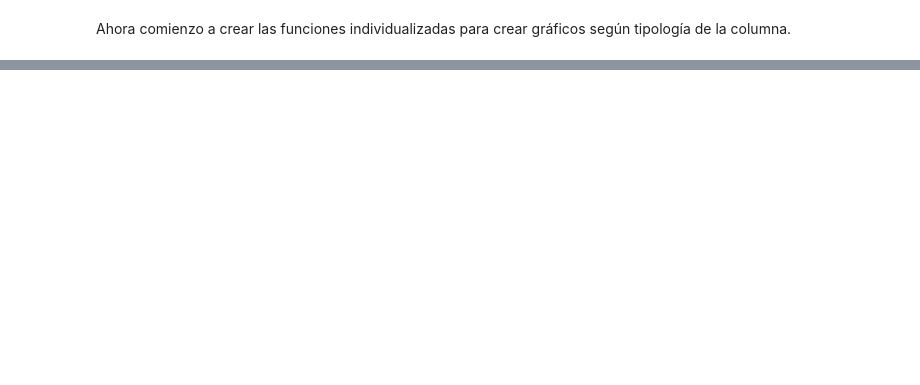
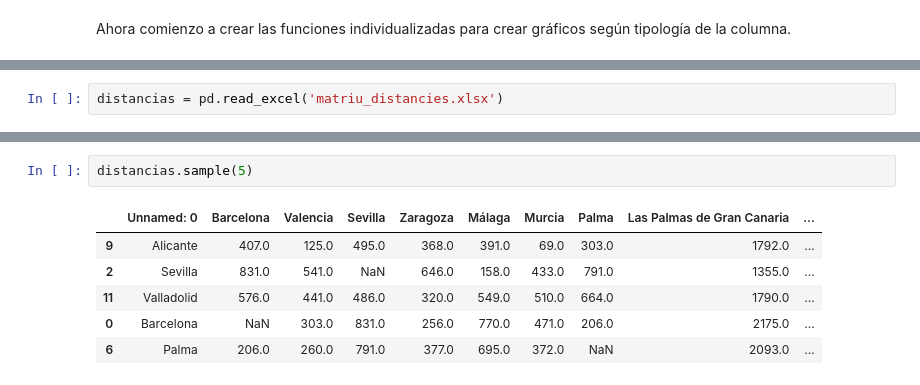
Before and after one commit to noelcarrionmatias/IT_Data, a Jupyter notebook: Especializacion/8_Sprint/ejercicios_s8.ipynb, the cells around one changed output, grey strips where cells are left out. Drawn from its saved outputs; the diff is of its cells as text; blank space fills up the shorter version.

```diff
--- a/Especializacion/8_Sprint/ejercicios_s8.ipynb
+++ b/Especializacion/8_Sprint/ejercicios_s8.ipynb
@@ -2582,0 +2611,2 @@ generar_graficos(titanic_dataset)
+# %%
+distancias = pd.read_excel('matriu_distancies.xlsx')
@@ -2582,0 +2633,9 @@ generar_graficos(titanic_dataset)
+# %%
+distancias.sample(5)
+# %% [output]
+|  | Unnamed: 0 | Barcelona | Valencia | Sevilla | Zaragoza | Málaga | Murcia | Palma | Las Palmas de Gran Canaria | ... |
+| 9 | Alicante | 407.0 | 125.0 | 495.0 | 368.0 | 391.0 | 69.0 | 303.0 | 1792.0 | ... |
+| 2 | Sevilla | 831.0 | 541.0 | NaN | 646.0 | 158.0 | 433.0 | 791.0 | 1355.0 | ... |
+| 11 | Valladolid | 576.0 | 441.0 | 486.0 | 320.0 | 549.0 | 510.0 | 664.0 | 1790.0 | ... |
+| 0 | Barcelona | NaN | 303.0 | 831.0 | 256.0 | 770.0 | 471.0 | 206.0 | 2175.0 | ... |
+| 6 | Palma | 206.0 | 260.0 | 791.0 | 377.0 | 695.0 | 372.0 | NaN | 2093.0 | ... |
```
Also changed, not shown: parts of 60 cells of this notebook, 34 other files.
